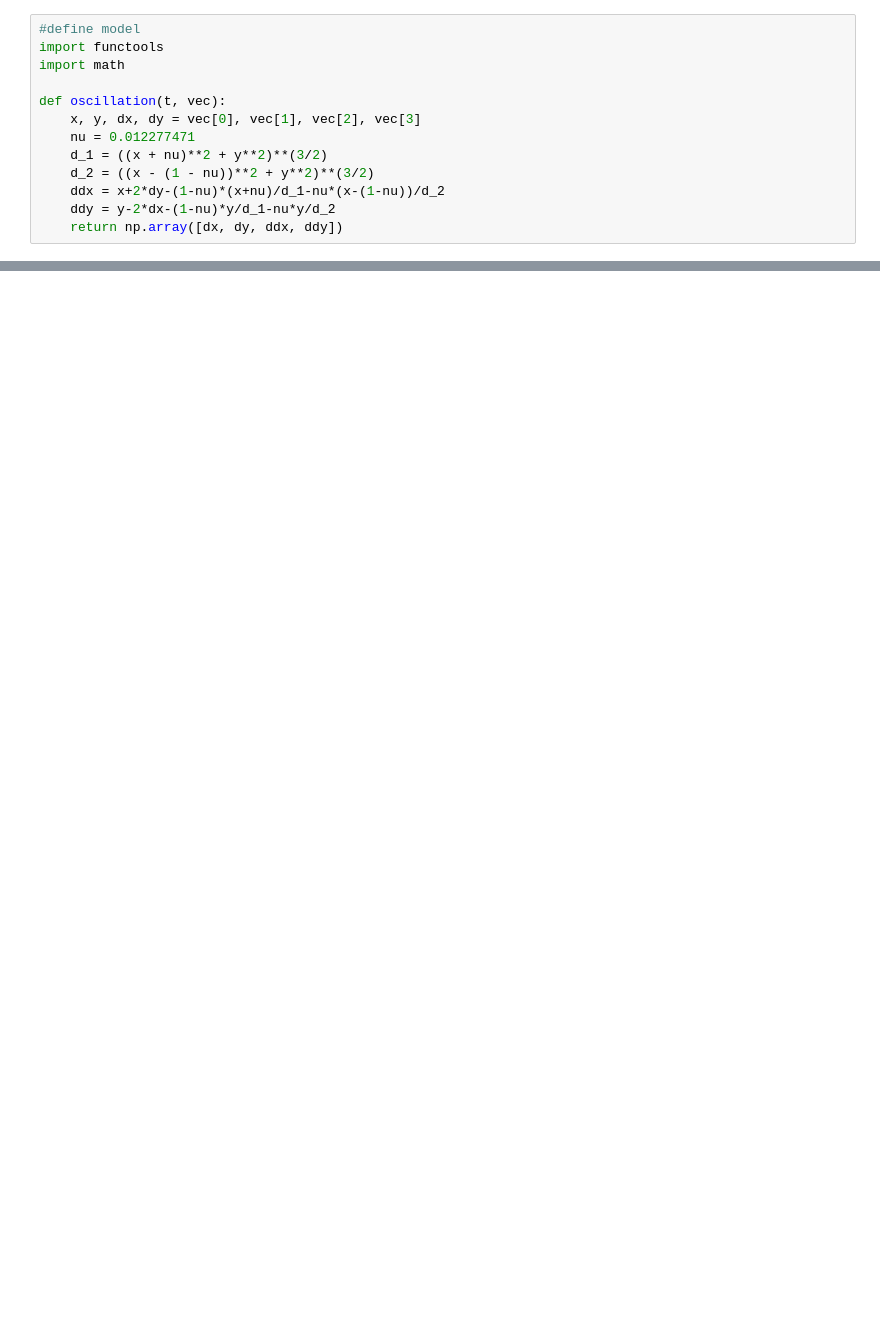
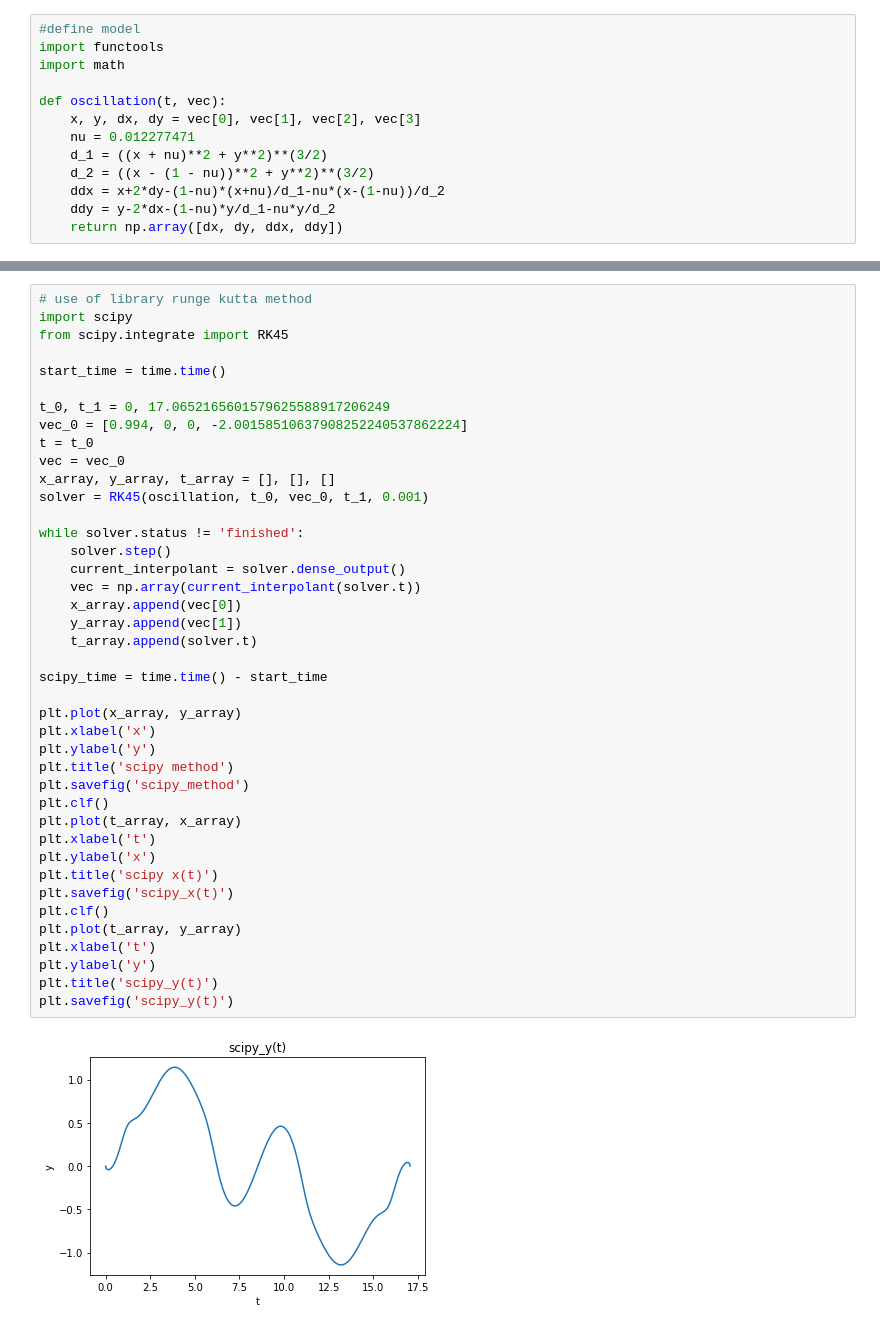
Before and after one commit to YanLogovskiy/MIPT_study, a Jupyter notebook: computational_math/lab_runge_kutta/runge_kutta.ipynb, the cells around one changed output, grey strips where cells are left out. Drawn from its saved outputs; the diff is of its cells as text; blank space fills up the shorter version.

```diff
--- a/computational_math/lab_runge_kutta/runge_kutta.ipynb
+++ b/computational_math/lab_runge_kutta/runge_kutta.ipynb
@@ -75,0 +105,43 @@ integrate.RK45()
+# %%
+# use of library runge kutta method
+import scipy
+from scipy.integrate import RK45
+
+start_time = time.time()
+
+t_0, t_1 = 0, 17.0652165601579625588917206249
+vec_0 = [0.994, 0, 0, -2.00158510637908252240537862224]
+t = t_0
+vec = vec_0
+x_array, y_array, t_array = [], [], []
+solver = RK45(oscillation, t_0, vec_0, t_1, 0.001)
+
+while solver.status != 'finished':
+    solver.step()
+    current_interpolant = solver.dense_output()
+    vec = np.array(current_interpolant(solver.t))
+    x_array.append(vec[0])
+    y_array.append(vec[1])
+    t_array.append(solver.t)
+
+scipy_time = time.time() - start_time
+
+plt.plot(x_array, y_array)
+plt.xlabel('x')
+plt.ylabel('y')
+plt.title('scipy method')
+plt.savefig('scipy_method')
+plt.clf()
+plt.plot(t_array, x_array)
+plt.xlabel('t')
+plt.ylabel('x')
+plt.title('scipy x(t)')
+plt.savefig('scipy_x(t)')
+plt.clf()
+plt.plot(t_array, y_array)
+plt.xlabel('t')
+plt.ylabel('y')
+plt.title('scipy_y(t)')
+plt.savefig('scipy_y(t)')
+# %% [output]
+[figure, added]
```
Also changed, not shown: parts of 9 cells of this notebook, 1 other file.
